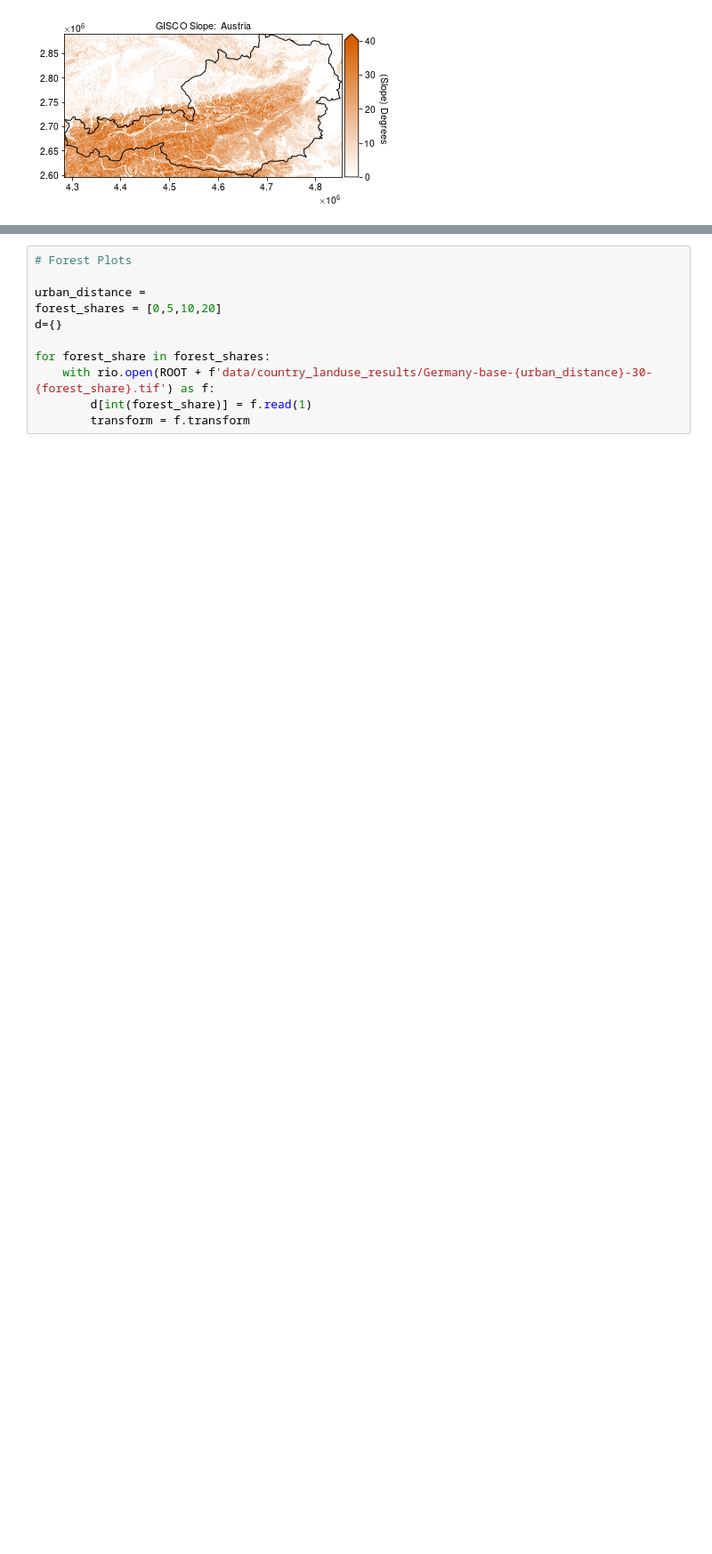
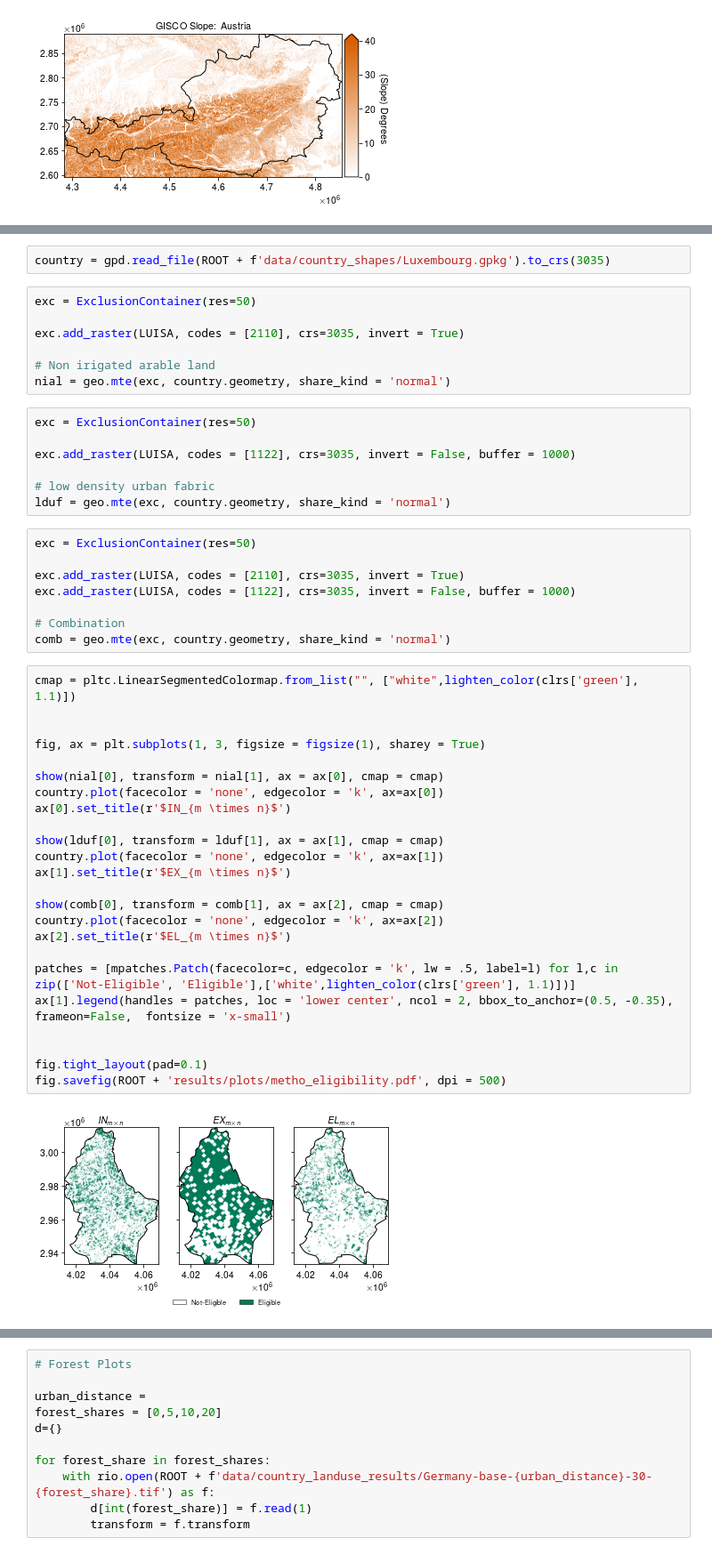
Before and after one commit to calvintr/windgenpotential, a Jupyter notebook: analysis.ipynb, the cells around one changed output, grey strips where cells are left out. Shown at 89% size. Cells and saved outputs as stored; diff of their text form; blank space fills up the shorter version.

```diff
--- a/analysis.ipynb
+++ b/analysis.ipynb
@@ -316,0 +393,50 @@ fig.savefig(ROOT + 'results/plots/slope.pdf', dpi = 500)
+# %%
+country = gpd.read_file(ROOT + f'data/country_shapes/Luxembourg.gpkg').to_crs(3035)
+# %%
+exc = ExclusionContainer(res=50)
+
+exc.add_raster(LUISA, codes = [2110], crs=3035, invert = True)
+
+# Non irigated arable land
+nial = geo.mte(exc, country.geometry, share_kind = 'normal')
+# %%
+exc = ExclusionContainer(res=50)
+
+exc.add_raster(LUISA, codes = [1122], crs=3035, invert = False, buffer = 1000)
+
+# low density urban fabric
+lduf = geo.mte(exc, country.geometry, share_kind = 'normal')
+# %%
+exc = ExclusionContainer(res=50)
+
+exc.add_raster(LUISA, codes = [2110], crs=3035, invert = True)
+exc.add_raster(LUISA, codes = [1122], crs=3035, invert = False, buffer = 1000)
+
+# Combination
+comb = geo.mte(exc, country.geometry, share_kind = 'normal')
+# %%
+cmap = pltc.LinearSegmentedColormap.from_list("", ["white",lighten_color(clrs['green'], 1.1)])
+
+
+fig, ax = plt.subplots(1, 3, figsize = figsize(1), sharey = True)
+
+show(nial[0], transform = nial[1], ax = ax[0], cmap = cmap)
+country.plot(facecolor = 'none', edgecolor = 'k', ax=ax[0])
+ax[0].set_title(r'$IN_{m \times n}$')
+
+show(lduf[0], transform = lduf[1], ax = ax[1], cmap = cmap)
+country.plot(facecolor = 'none', edgecolor = 'k', ax=ax[1])
+ax[1].set_title(r'$EX_{m \times n}$')
+
+show(comb[0], transform = comb[1], ax = ax[2], cmap = cmap)
+country.plot(facecolor = 'none', edgecolor = 'k', ax=ax[2])
+ax[2].set_title(r'$EL_{m \times n}$')
+
+patches = [mpatches.Patch(facecolor=c, edgecolor = 'k', lw = .5, label=l) for l,c in zip(['Not-Eligible', 'Eligible'],['white',lighten_color(clrs['green'], 1.1)])]
+ax[1].legend(handles = patches, loc = 'lower center', ncol = 2, bbox_to_anchor=(0.5, -0.35), frameon=False,  fontsize = 'x-small')
+
+
+fig.tight_layout(pad=0.1)
+fig.savefig(ROOT + 'results/plots/metho_eligibility.pdf', dpi = 500)
+# %% [output]
+[figure, added]
```
Also changed, not shown: parts of 96 cells of this notebook.
